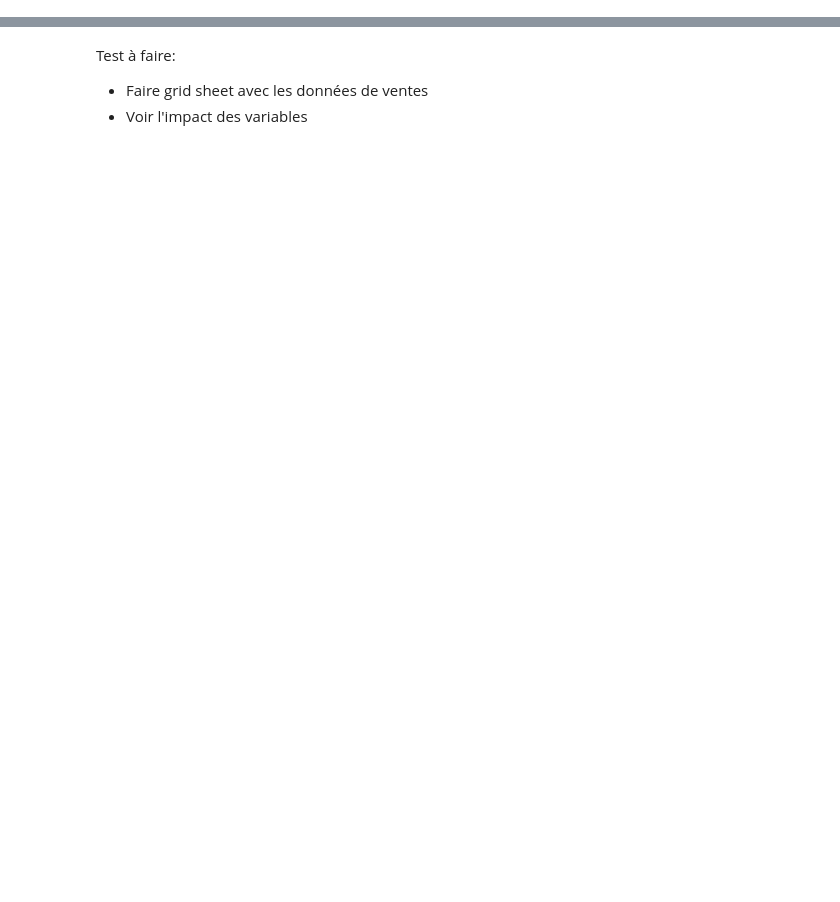
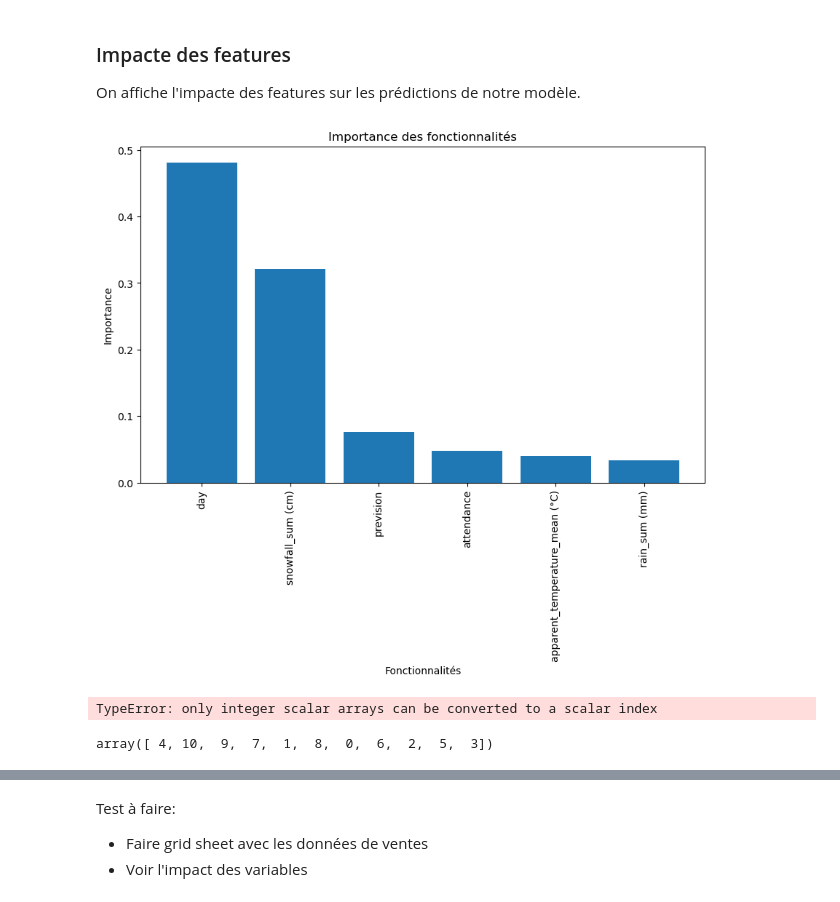
Before and after one commit to Last-Autumn-Leaf/dionysos, a Jupyter notebook: notebooks/prevision.ipynb, the cells around one changed output, grey strips where cells are left out. Saved outputs shown, nothing was run; the diff lists cells and outputs as text; code cells hidden in the pictures; blank space fills up the shorter version.

```diff
--- a/notebooks/prevision.ipynb
+++ b/notebooks/prevision.ipynb
@@ -124,0 +62,39 @@ plt.show()
+# %% [markdown]
+### Impacte des features
+
+On affiche l'impacte des features sur les prédictions de notre modèle.
+# %%
+
+# Obtenir l'importance des fonctionnalités
+importance = best_model.feature_importances_
+# Triez les fonctionnalités par importance décroissante
+feature_names = (X.columns).tolist()
+
+# somme l'importance des day_0, day_1, day_2, day_3, day_4, day_5, day_6 en une seule colonne day
+importance[5] = importance[5] + importance[6] + importance[7] + importance[8] + importance[9] + importance[10]
+importance = np.delete(importance, [6,7,8,9,10])
+feature_names = np.delete(feature_names, [5,6,7,8,9,10,11])
+feature_names = feature_names.tolist()
+feature_names.append('day')
+feature_names = np.array(feature_names)
+indices = np.argsort(importance)[::-1]
+
+# Tracer un graphique de l'importance des fonctionnalités
+plt.figure(figsize=(10, 6))
+plt.bar(range(len(importance)), importance[indices], tick_label=feature_names[indices].tolist())
+plt.xticks(rotation=90)
+plt.xlabel('Fonctionnalités')
+plt.ylabel('Importance')
+plt.title('Importance des fonctionnalités')
+plt.show()
+# %% [output]
+[figure, added]
+# %%
+importance[indices]
+feature_names[indices]
+# %% [output]
+TypeError: only integer scalar arrays can be converted to a scalar index
+# %%
+indices
+# %% [output]
+array([ 4, 10,  9,  7,  1,  8,  0,  6,  2,  5,  3])
```
Also changed, not shown: parts of 13 cells of this notebook, 2 other files.
